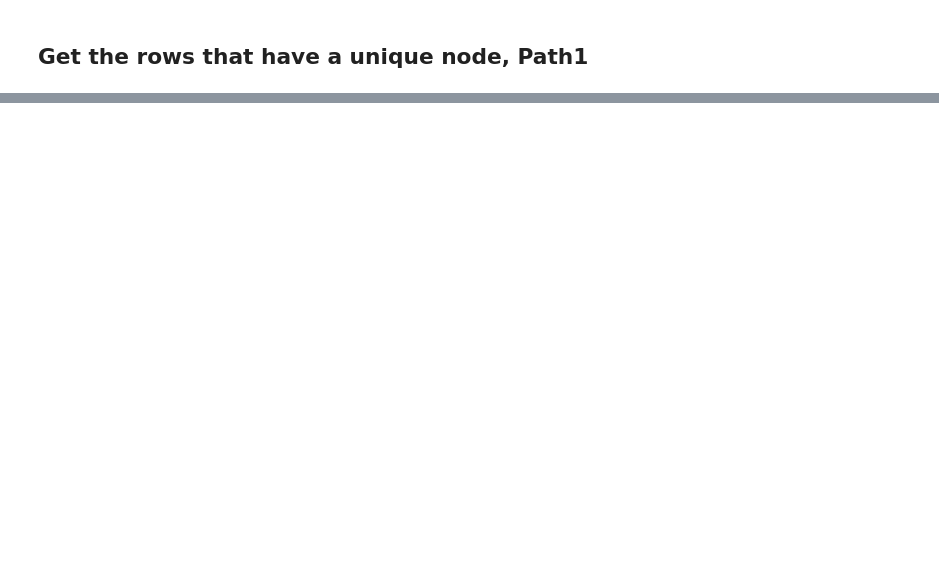
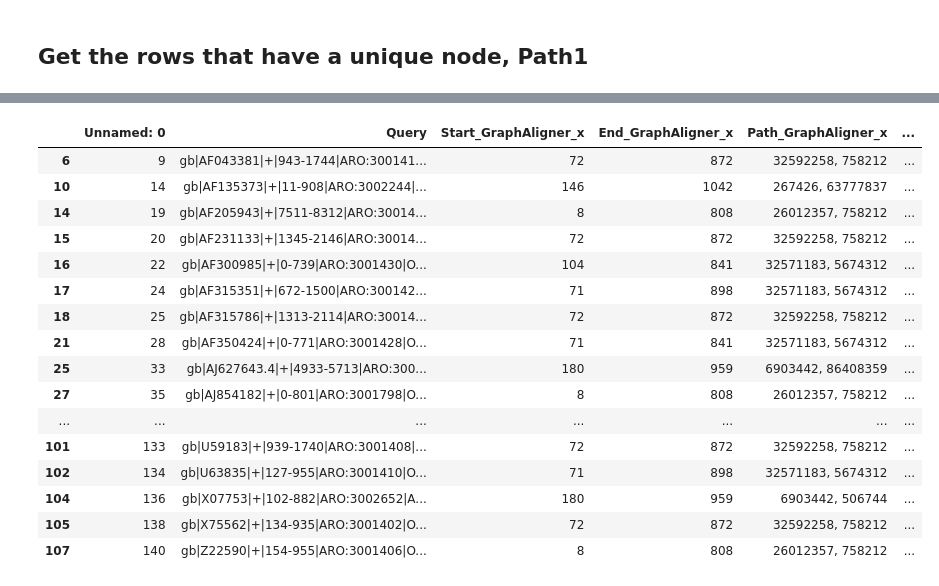
Before and after one commit to Yusreen/Thesis, a Jupyter notebook: Results and findings/Extract Sequence.ipynb, the cells around one changed output, grey strips where cells are left out. Drawn from its saved outputs; the diff is of its cells as text; code cells hidden in the pictures; blank space fills up the shorter version.

```diff
--- a/Results and findings/Extract Sequence.ipynb
+++ b/Results and findings/Extract Sequence.ipynb
@@ -90,8 +243,26 @@ extracted_sequences_Path1_df.to_csv("Path1_TestSequences.tsv", sep="\t")
 # %%
 # Get the rows where Path 2 is not None
-df_multiple = df_GraphAligner_Paths[df_GraphAligner_Paths['Path2'].notna()]
+df_multiple = df_GraphAligner_Path[df_GraphAligner_Path['Path2'].notna() & df_GraphAligner_Path['Path3'].isna() ]
 
 # Print the resulting dataframe
 df_multiple
+# %% [output]
+|  | Unnamed: 0 | Query | Start_GraphAligner_x | End_GraphAligner_x | Path_GraphAligner_x | ... |
+| 6 | 9 | gb|AF043381|+|943-1744|ARO:300141... | 72 | 872 | 32592258, 758212 | ... |
+| 10 | 14 | gb|AF135373|+|11-908|ARO:3002244|... | 146 | 1042 | 267426, 63777837 | ... |
+| 14 | 19 | gb|AF205943|+|7511-8312|ARO:30014... | 8 | 808 | 26012357, 758212 | ... |
+| 15 | 20 | gb|AF231133|+|1345-2146|ARO:30014... | 72 | 872 | 32592258, 758212 | ... |
+| 16 | 22 | gb|AF300985|+|0-739|ARO:3001430|O... | 104 | 841 | 32571183, 5674312 | ... |
+| 17 | 24 | gb|AF315351|+|672-1500|ARO:300142... | 71 | 898 | 32571183, 5674312 | ... |
+| 18 | 25 | gb|AF315786|+|1313-2114|ARO:30014... | 72 | 872 | 32592258, 758212 | ... |
+| 21 | 28 | gb|AF350424|+|0-771|ARO:3001428|O... | 71 | 841 | 32571183, 5674312 | ... |
+| 25 | 33 | gb|AJ627643.4|+|4933-5713|ARO:300... | 180 | 959 | 6903442, 86408359 | ... |
+| 27 | 35 | gb|AJ854182|+|0-801|ARO:3001798|O... | 8 | 808 | 26012357, 758212 | ... |
+| ... | ... | ... | ... | ... | ... | ... |
+| 101 | 133 | gb|U59183|+|939-1740|ARO:3001408|... | 72 | 872 | 32592258, 758212 | ... |
+| 102 | 134 | gb|U63835|+|127-955|ARO:3001410|O... | 71 | 898 | 32571183, 5674312 | ... |
+| 104 | 136 | gb|X07753|+|102-882|ARO:3002652|A... | 180 | 959 | 6903442, 506744 | ... |
+| 105 | 138 | gb|X75562|+|134-935|ARO:3001402|O... | 72 | 872 | 32592258, 758212 | ... |
+| 107 | 140 | gb|Z22590|+|154-955|ARO:3001406|O... | 8 | 808 | 26012357, 758212 | ... |
 # %%
 merged_df_multiple_Path1= pd.merge(df_multiple, df_graph, left_on='Path1', right_on='Name')
```
Also changed, not shown: parts of 70 cells of this notebook, 45 other files.
